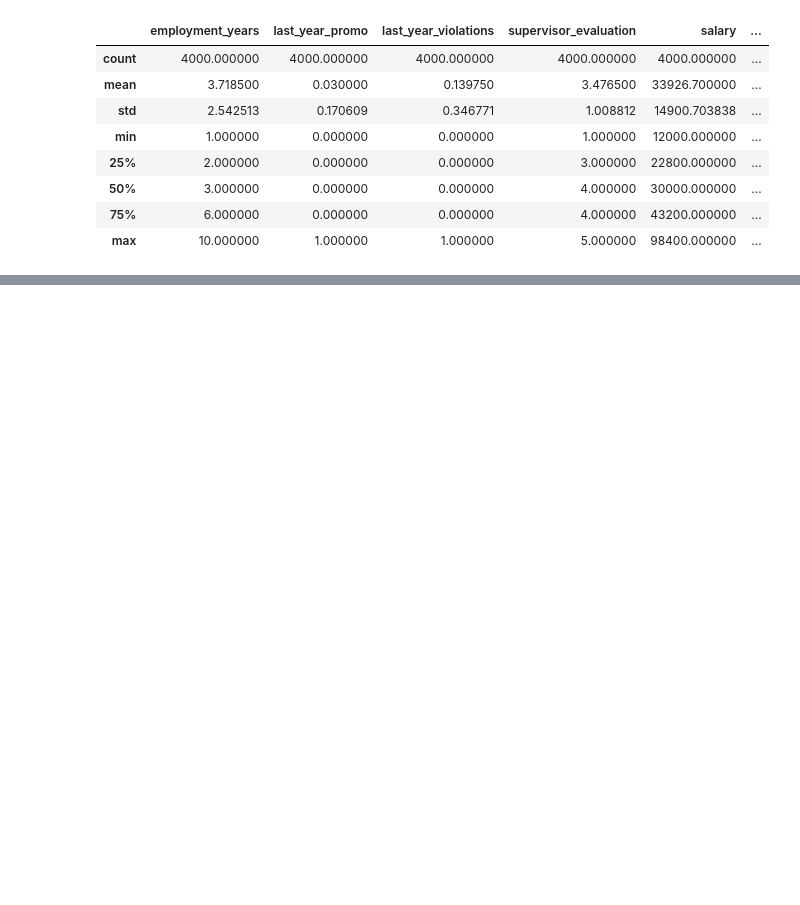
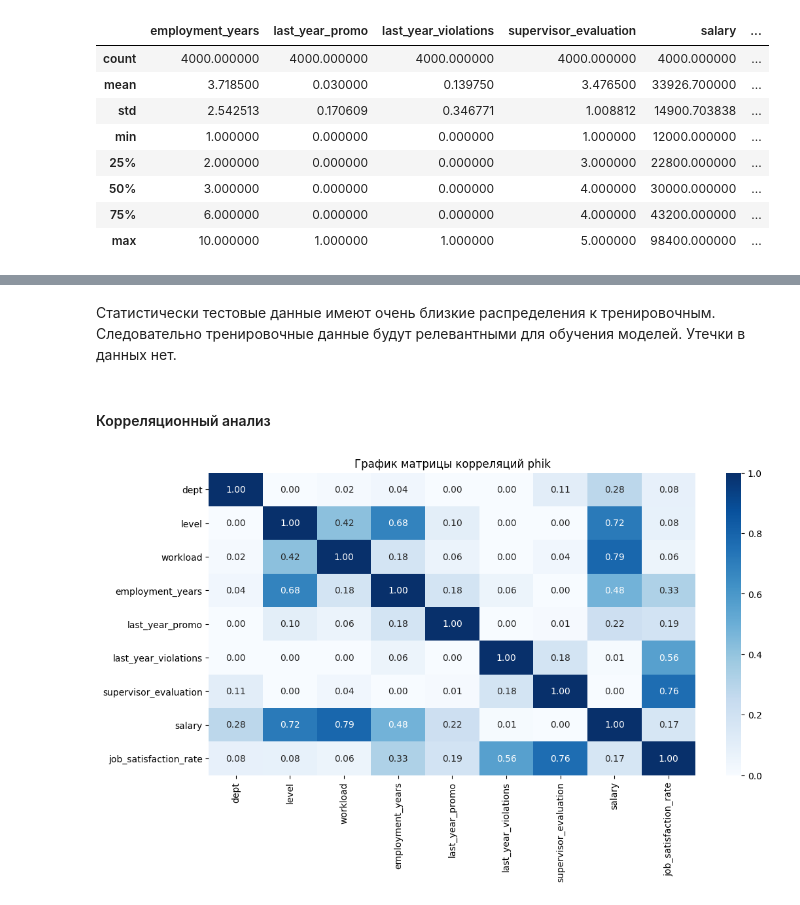
Before and after one commit to serguntsov/ML_HR_ANALYST, a Jupyter notebook: satisfaction_rate_job.ipynb, the cells around one changed output, grey strips where cells are left out. Drawn from its saved outputs; the diff is of its cells as text; code cells hidden in the pictures; blank space fills up the shorter version.

```diff
--- a/satisfaction_rate_job.ipynb
+++ b/satisfaction_rate_job.ipynb
@@ -409,0 +444,13 @@ train_job_satisfaction['last_year_violations'].sum()
+# %% [markdown]
+Статистически тестовые данные имеют очень близкие распределения к тренировочным. Следовательно тренировочные данные будут релевантными для обучения моделей. Утечки в данных нет.
+# %% [markdown]
+#### Корреляционный анализ
+# %%
+plt.figure(figsize=(12, 6))
+plt.title('График матрицы корреляций phik')
+sns.heatmap(train_job_satisfaction.iloc[:, 1:].phik_matrix(interval_cols=['salary', 'job_satisfaction_rate']),
+            annot=True,
+            fmt='.2f',
+            cmap='Blues');
+# %% [output]
+[figure, added]
```
Also changed, not shown: parts of 13 cells of this notebook.
